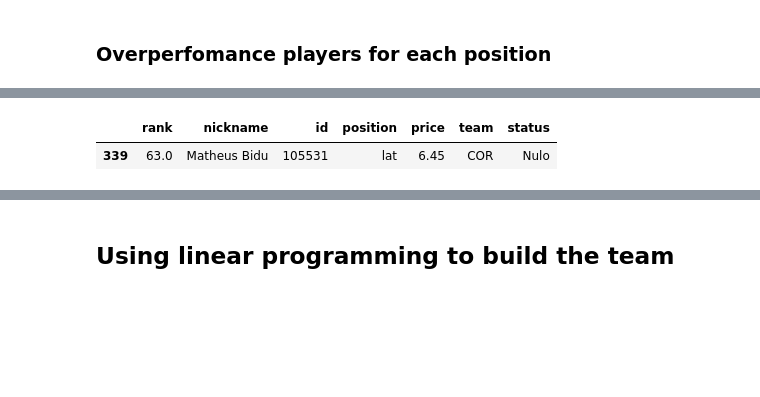
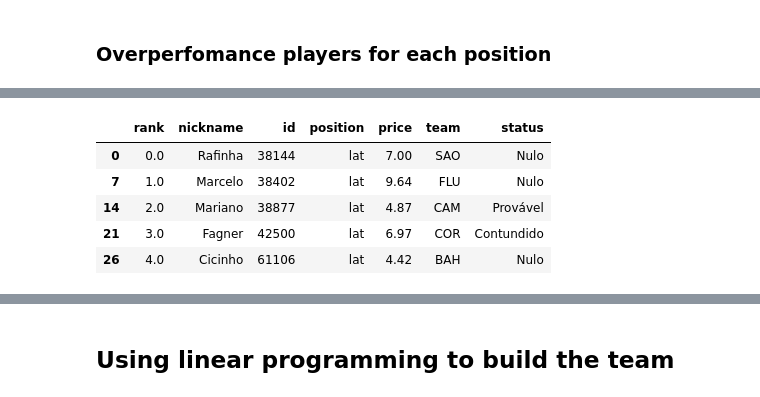
Before and after one commit to jquentino/mkv-cartola, a Jupyter notebook: model.ipynb, the cells around one changed output, grey strips where cells are left out. Cells and saved outputs as stored; diff of their text form; code cells hidden in the pictures; blank space fills up the shorter version.

```diff
--- a/model.ipynb
+++ b/model.ipynb
@@ -307,11 +319,15 @@ players_ranked[players_ranked.position==position][list(dist > deviation)]
 # %%
 position = 'lat'
 dist = out_data[position]['st_dist']
 deviation = dist.std()
-players_ranked[players_ranked.position==position][list(dist > deviation)].head()
+players_ranked[players_ranked.position==position][list(dist > 0)].head()
 # %% [output]
 |  | rank | nickname | id | position | price | team | status |
-| 339 | 63.0 | Matheus Bidu | 105531 | lat | 6.45 | COR | Nulo |
+| 0 | 0.0 | Rafinha | 38144 | lat | 7.00 | SAO | Nulo |
+| 7 | 1.0 | Marcelo | 38402 | lat | 9.64 | FLU | Nulo |
+| 14 | 2.0 | Mariano | 38877 | lat | 4.87 | CAM | Provável |
+| 21 | 3.0 | Fagner | 42500 | lat | 6.97 | COR | Contundido |
+| 26 | 4.0 | Cicinho | 61106 | lat | 4.42 | BAH | Nulo |
 # %%
 position = 'mei'
 dist = out_data[position]['st_dist']
```
Also changed, not shown: parts of 47 cells of this notebook, 1 other file.
